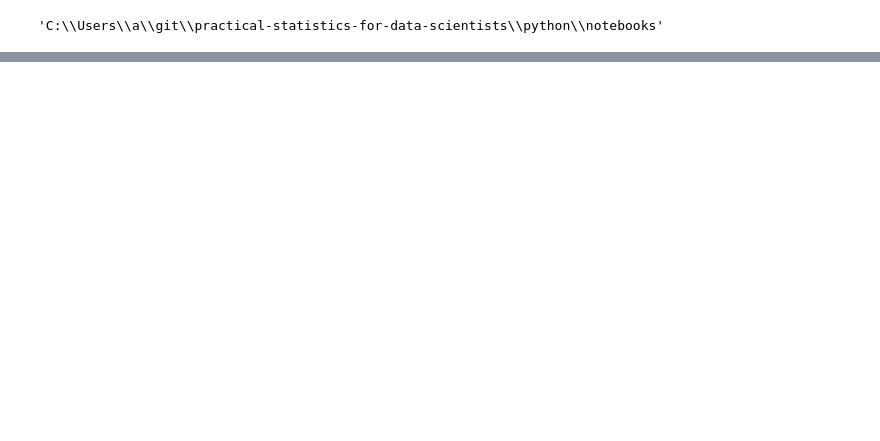
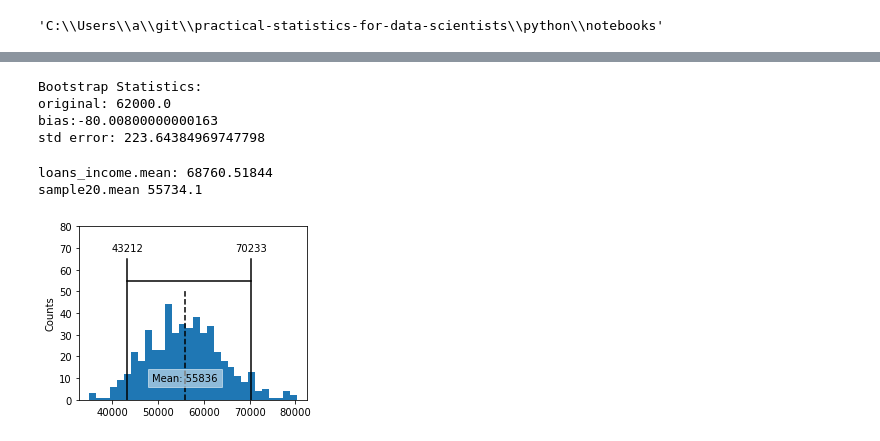
Before and after one commit to arunkdwivedi/practical-statistics-for-data-scientists, a Jupyter notebook: python/notebooks/chapter 2.ipynb, the cells around one changed output, grey strips where cells are left out. Saved outputs shown, nothing was run; the diff lists cells and outputs as text; code cells hidden in the pictures; blank space fills up the shorter version.

```diff
--- a/python/notebooks/chapter 2.ipynb
+++ b/python/notebooks/chapter 2.ipynb
@@ -36,0 +63,50 @@ WindowsPath('C:/Users/a/git/practical-statistics-for-data-scientists/data')
+# %%
+results=[]
+
+for nrepeat in range(1000):
+    sample=resample(loans_income)
+    results.append(sample.median())
+results=pd.Series(results)
+print('Bootstrap Statistics:')
+print(f'original: {loans_income.median()}')
+print(f'bias:{results.mean()-loans_income.median()}')
+print(f'std error: {results.std()}')
+# %% [output]
+Bootstrap Statistics:
+original: 62000.0
+bias:-80.00800000000163
+std error: 223.64384969747798
+# %%
+print(f'loans_income.mean: {loans_income.mean()}')
+np.random.seed(seed=3)
+# create a sample of 20 loan income data
+sample20=resample(loans_income, n_samples=20,replace=False)
+print('sample20.mean', sample20.mean())
+results=[]
+for nrepeat in range (500):
+    sample=resample(sample20)
+    results.append(sample.mean())
+results=pd.Series(results)
+
+confidence_interval=list(results.quantile([0.05,0.95]))
+
+ax=results.plot.hist(bins=30,figsize=(4,3))
+ax.plot(confidence_interval, [55, 55], color ='black')
+for x in confidence_interval:
+    ax.plot([x,x],[0,65], color='black')
+    ax.text(x,70,f'{x:.0f}', horizontalalignment='center', verticalalignment='center')
+
+meanIncome=results.mean()
+ax.plot([meanIncome,meanIncome],[0,50], color='black',linestyle='--')
+ax.text(meanIncome, 10, f'Mean: {meanIncome:.0f}',
+        bbox=dict(facecolor='white', edgecolor='white', alpha=0.5),
+        horizontalalignment='center', verticalalignment='center')
+ax.set_ylim(0, 80)
+ax.set_ylabel('Counts')
+
+plt.tight_layout()
+plt.show()
+# %% [output]
+loans_income.mean: 68760.51844
+sample20.mean 55734.1
+[figure, added]
```
Also changed, not shown: parts of 19 cells of this notebook.
